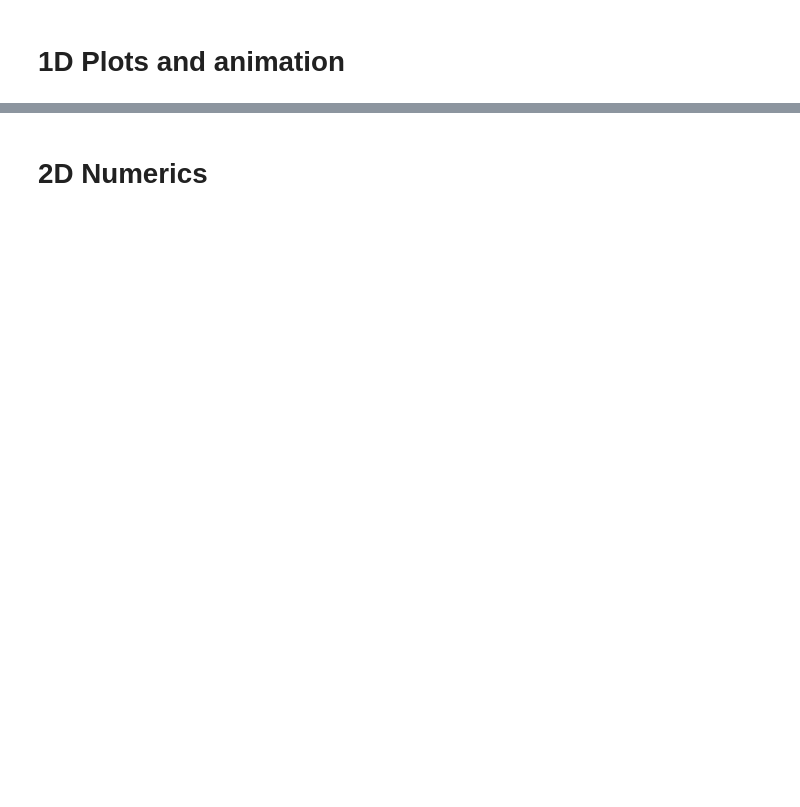
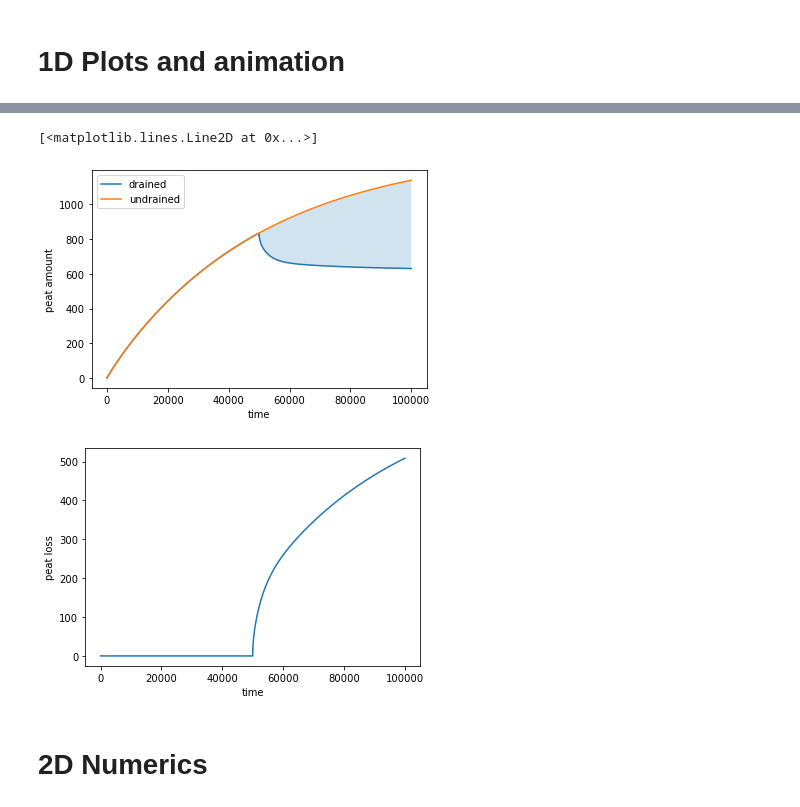
Before and after one commit to Txart/subsi_wave, a Jupyter notebook: subsi_wave.ipynb, the cells around one changed output, grey strips where cells are left out. Saved outputs shown, nothing was run; the diff lists cells and outputs as text; code cells hidden in the pictures; blank space fills up the shorter version.

```diff
--- a/subsi_wave.ipynb
+++ b/subsi_wave.ipynb
@@ -183,3 +215,51 @@ plt.show()
+# %%
+# Compute undrained evolution
+
+# Initial condition
+u = np.zeros(shape=grid_length)
+
+# Diri BC
+DIRI_BC_LEFT = 0
+DIRI_BC_RIGHT = 0
+# Diri BC at initial conditions
+u[0] = DIRI_BC_LEFT
+u[-1] = DIRI_BC_RIGHT
+u_old = u.copy()
+
+# Drainage
+DRAINAGE_NITER = np.inf # when to dig a ditch
+DRAINAGE_POSITION = 0
+
+# Solve undrained case
+undrained = run_all_timesteps(u, u_old,
+                             max_niter=MAX_NITER, grid_length=grid_length,
+                             diri_bc_left=DIRI_BC_LEFT, diri_bc_right=DIRI_BC_RIGHT,
+                             drainage_niter=DRAINAGE_NITER, drainage_position= DRAINAGE_POSITION)
+# %%
+peat_over_time_drained = drained.sum(axis=1)
+peat_over_time_undrained = undrained.sum(axis=1)
+
+# Plot peat amount over time
+plt.figure()
+plt.ylabel('peat amount')
+plt.xlabel('time')
+plt.plot(peat_over_time_drained, label='drained')
+plt.plot(peat_over_time_undrained, label='undrained')
+plt.fill_between(x=range(len(peat_over_time_drained)),
+                 y1=peat_over_time_drained, y2=peat_over_time_undrained,
+                 alpha=0.2)
+plt.legend()
+
+# Peat loss over time
+peat_lost = peat_over_time_undrained - peat_over_time_drained
+plt.figure()
+plt.ylabel('peat loss')
+plt.xlabel('time')
+plt.plot(peat_lost)
+# %% [output]
+[<matplotlib.lines.Line2D at 0x...>]
+[figure, added]
+[figure, added]
 # %% [markdown]
 # 2D Numerics
 # %%
```
Also changed, not shown: parts of 14 cells of this notebook, 1 other file.
